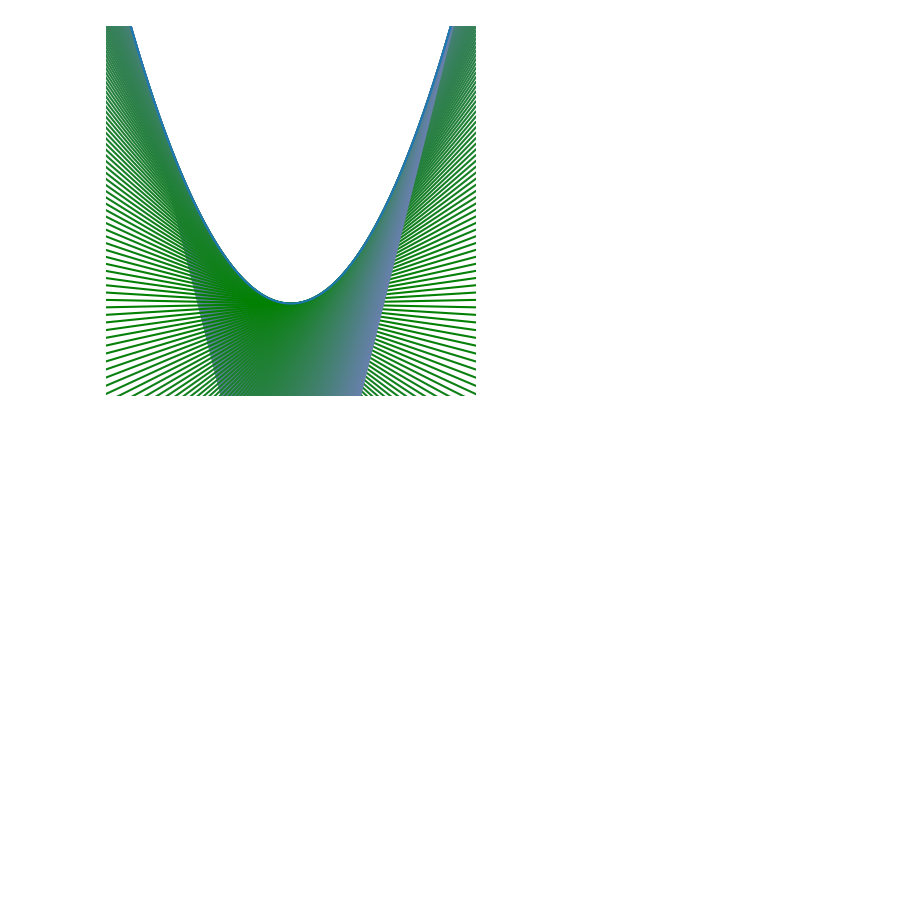
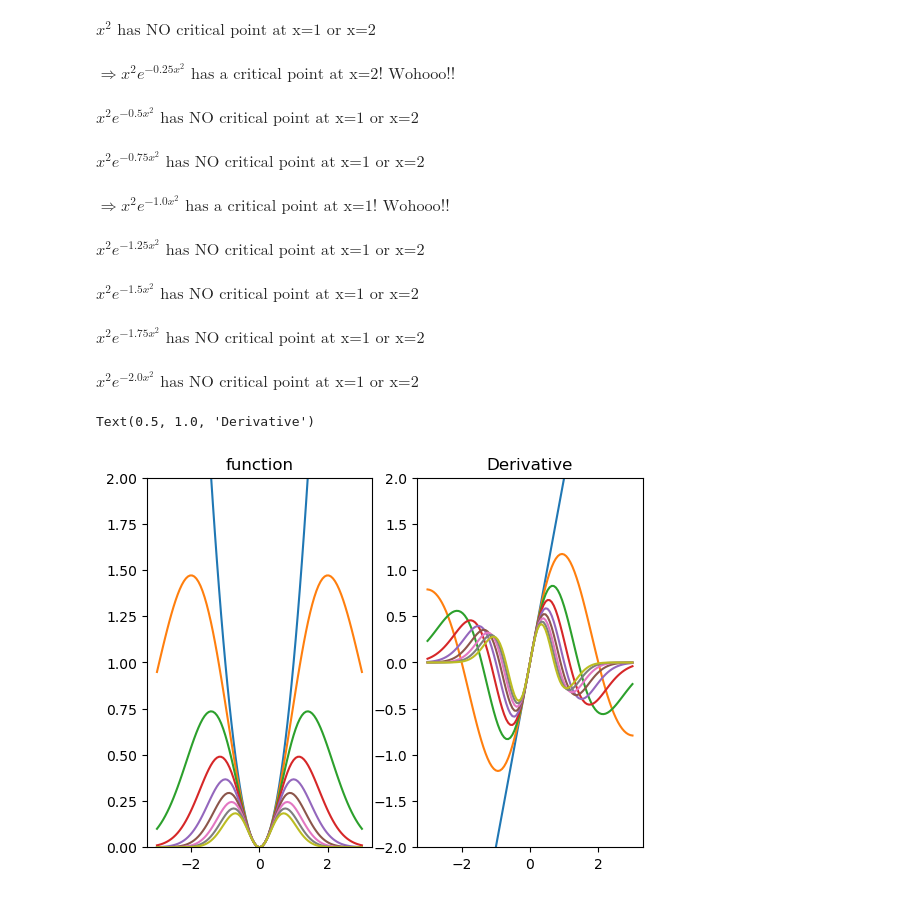
Before and after one commit to Kantulaev/ML_projects, a Jupyter notebook: lesson_9_Calculus.ipynb, the cells around one changed output. Drawn from its saved outputs; the diff is of its cells as text; code cells hidden in the pictures; blank space fills up the shorter version.

Commit message:
partial derivs

```diff
--- a/lesson_9_Calculus.ipynb
+++ b/lesson_9_Calculus.ipynb
@@ -101,16 +149,40 @@ def main(f, xa, bnds):
-# %%
-x = sym.symbols('x')
-f = x**2
-xx = np.linspace(-2, 2, 200)
-ffun = sym.lambdify(x, f)(xx)
-plt.axis('off')
-plt.axis([-2, 2, -1, 3])
-plt.axis('square')
-for a in xx:
-    y = main(f, a, xx[[0, -1]])
-    plt.plot(xx, y,
-             color=[abs(a)/5, abs(0.5), abs(a)/3])
-plt.plot(xx, ffun)
-plt.show()
-# %% [output]
-[figure, removed]
+# %%
+a, x = sym.symbols('a,x')
+arange = np.arange(0, 2.25, 0.25)
+xrange = np.linspace(-3, 3, 100)
+
+fig, ax = plt.subplots(1, 2)
+
+for ai in arange:
+    fx = (x**2*sym.exp(-a*x**2)).subs(a, ai)
+    dfx = sym.diff(fx)
+    critpoints = sym.solve(dfx)
+
+    ax[0].plot(xrange, sym.lambdify(x, fx)(xrange))
+
+    ax[1].plot(xrange, sym.lambdify(x, dfx)(xrange))
+    if 1 in critpoints:
+        display(Math('\\Rightarrow %s \\text { has a critical point at x=1! Wohooo!! } ' % sym.latex(fx)))
+    elif 2 in critpoints:
+        display(Math('\\Rightarrow %s \\text { has a critical point at x=2! Wohooo!! } ' % sym.latex(fx)))
+    else:
+        display(Math(' %s \\text{ has NO critical point at x=1 or x=2}' %
+                (sym.latex(fx))))
+
+ax[0].set_ylim([0, 2])
+ax[0].set_title('function')
+
+ax[1].set_ylim([-2, 2])
+ax[1].set_title('Derivative')
+# %% [output]
+$\displaystyle  x^{2} \text{ has NO critical point at x=1 or x=2}$
+$\displaystyle \Rightarrow x^{2} e^{- 0.25 x^{2}} \text { has a critical point at x=2! Wohooo!! } $
+$\displaystyle  x^{2} e^{- 0.5 x^{2}} \text{ has NO critical point at x=1 or x=2}$
+$\displaystyle  x^{2} e^{- 0.75 x^{2}} \text{ has NO critical point at x=1 or x=2}$
+$\displaystyle \Rightarrow x^{2} e^{- 1.0 x^{2}} \text { has a critical point at x=1! Wohooo!! } $
+$\displaystyle  x^{2} e^{- 1.25 x^{2}} \text{ has NO critical point at x=1 or x=2}$
+$\displaystyle  x^{2} e^{- 1.5 x^{2}} \text{ has NO critical point at x=1 or x=2}$
+$\displaystyle  x^{2} e^{- 1.75 x^{2}} \text{ has NO critical point at x=1 or x=2}$
+$\displaystyle  x^{2} e^{- 2.0 x^{2}} \text{ has NO critical point at x=1 or x=2}$
+Text(0.5, 1.0, 'Derivative')
+[figure, added]
```
Also changed, not shown: parts of 5 cells of this notebook.
